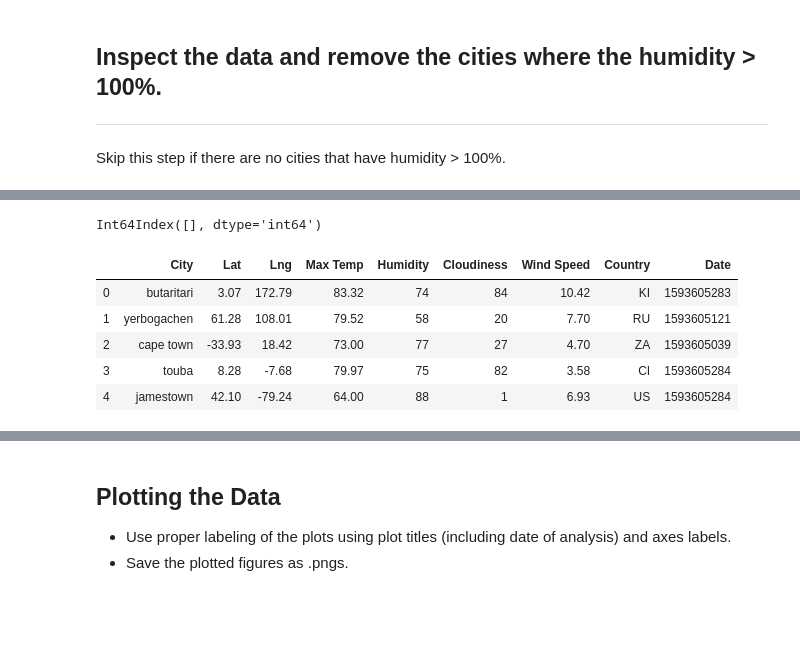
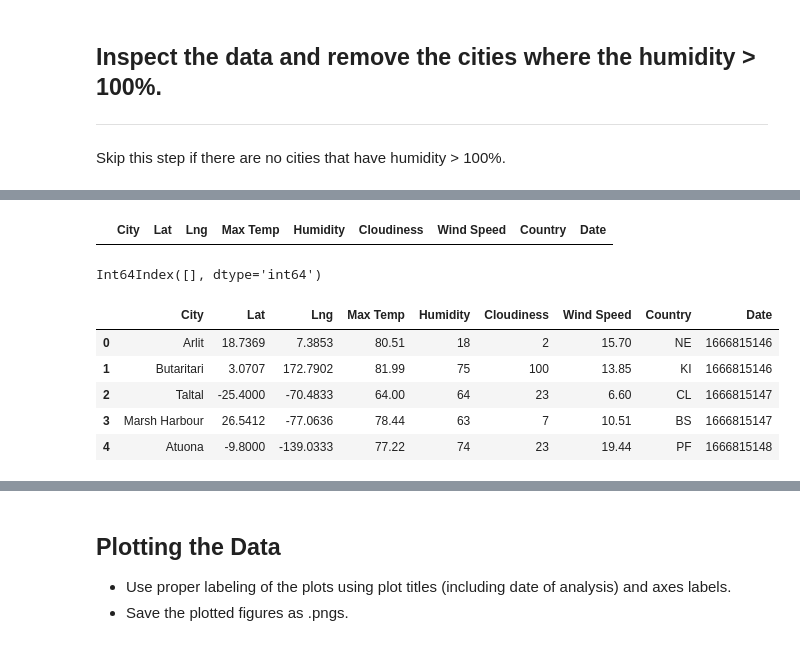
Before and after one commit to Mathi2702/python-api-challenge, a Jupyter notebook: WeatherPy.ipynb, the cells around one changed output, grey strips where cells are left out. Saved outputs shown, nothing was run; the diff lists cells and outputs as text; code cells hidden in the pictures; blank space fills up the shorter version.

```diff
--- a/WeatherPy.ipynb
+++ b/WeatherPy.ipynb
@@ -97,0 +142,4 @@ Data Retrieval Complete
+# %%
+# Convert array of dictionaries to a pandas DataFrame.
+city_data_df = pd.DataFrame(city_data)
+city_data_df.head(50)
@@ -113,2 +196,7 @@ Skip this step if there are no cities that have humidity > 100%.
+# %%
+city_data_humidity_df = city_data_df.loc[(city_data_df["Humidity"] >100)]
+city_data_humidity_df.head()
+# %% [output]
+|  | City | Lat | Lng | Max Temp | Humidity | Cloudiness | Wind Speed | Country | Date |
 # %%
 #  Get the indices of cities that have humidity over 100%.
@@ -117,10 +206,13 @@ Int64Index([], dtype='int64')
 # %%
 # Make a new DataFrame equal to the city data to drop all humidity outliers by index.
 # Passing "inplace=False" will make a copy of the city_data DataFrame, which we call "clean_city_data".
+city_index =city_data_df[(city_data_df["Humidity"] >100)].index
+city_data_df.drop(city_index , inplace=True)
+city_data_df.head()
 # %% [output]
 |  | City | Lat | Lng | Max Temp | Humidity | Cloudiness | Wind Speed | Country | Date |
-| 0 | butaritari | 3.07 | 172.79 | 83.32 | 74 | 84 | 10.42 | KI | 1593605283 |
-| 1 | yerbogachen | 61.28 | 108.01 | 79.52 | 58 | 20 | 7.70 | RU | 1593605121 |
-| 2 | cape town | -33.93 | 18.42 | 73.00 | 77 | 27 | 4.70 | ZA | 1593605039 |
-| 3 | touba | 8.28 | -7.68 | 79.97 | 75 | 82 | 3.58 | CI | 1593605284 |
-| 4 | jamestown | 42.10 | -79.24 | 64.00 | 88 | 1 | 6.93 | US | 1593605284 |
+| 0 | Arlit | 18.7369 | 7.3853 | 80.51 | 18 | 2 | 15.70 | NE | 1666815146 |
+| 1 | Butaritari | 3.0707 | 172.7902 | 81.99 | 75 | 100 | 13.85 | KI | 1666815146 |
+| 2 | Taltal | -25.4000 | -70.4833 | 64.00 | 64 | 23 | 6.60 | CL | 1666815147 |
+| 3 | Marsh Harbour | 26.5412 | -77.0636 | 78.44 | 63 | 7 | 10.51 | BS | 1666815147 |
+| 4 | Atuona | -9.8000 | -139.0333 | 77.22 | 74 | 23 | 19.44 | PF | 1666815148 |
```
Also changed, not shown: parts of 44 cells of this notebook, 19 other files.
